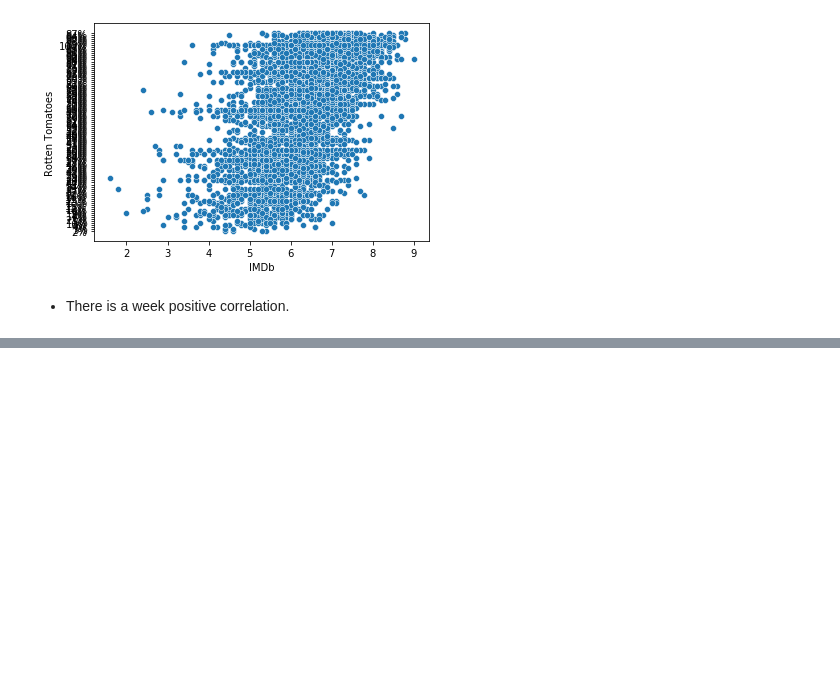
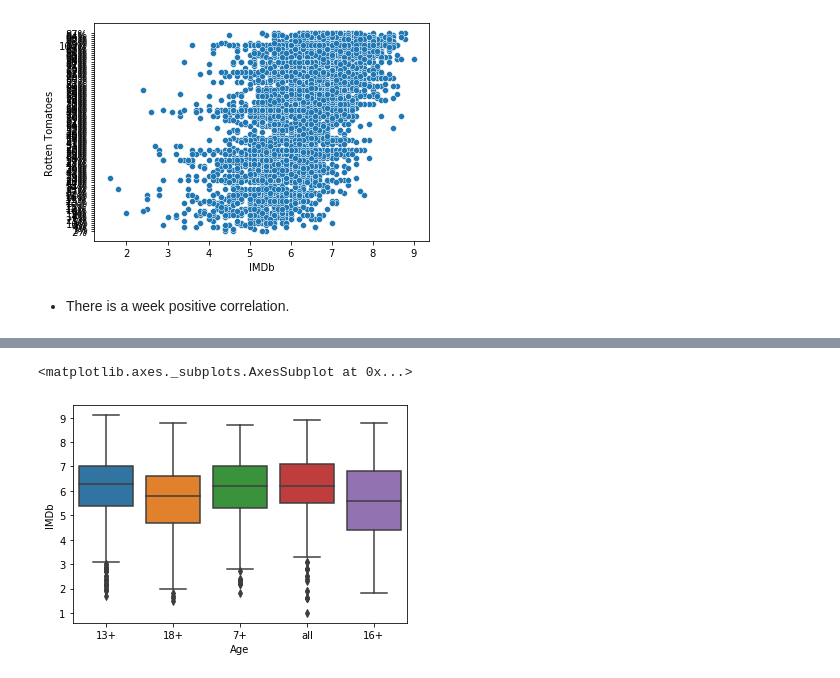
Before and after one commit to rabuhassan/my_python_adventures, a Jupyter notebook: PA419 Creating Plots with Seaborn.ipynb, the cells around one changed output, grey strips where cells are left out. Saved outputs shown, nothing was run; the diff lists cells and outputs as text; code cells hidden in the pictures; blank space fills up the shorter version.

```diff
--- a/PA419 Creating Plots with Seaborn.ipynb
+++ b/PA419 Creating Plots with Seaborn.ipynb
@@ -153,0 +158,6 @@ sns.scatterplot(x='IMDb', y='Rotten Tomatoes', data=movies_list)
+# %%
+# Create a boxplot based on species and body_mass_g.
+sns.boxplot(data=movies_list, x='Age', y='IMDb')
+# %% [output]
+<matplotlib.axes._subplots.AxesSubplot at 0x...>
+[figure, added]
```
Also changed, not shown: parts of 1 cell of this notebook, 1 other file.
